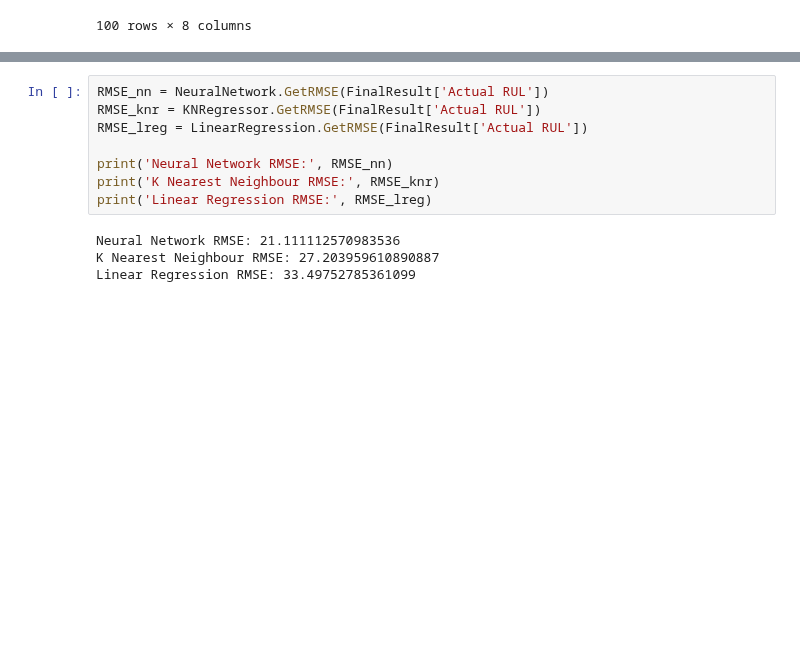
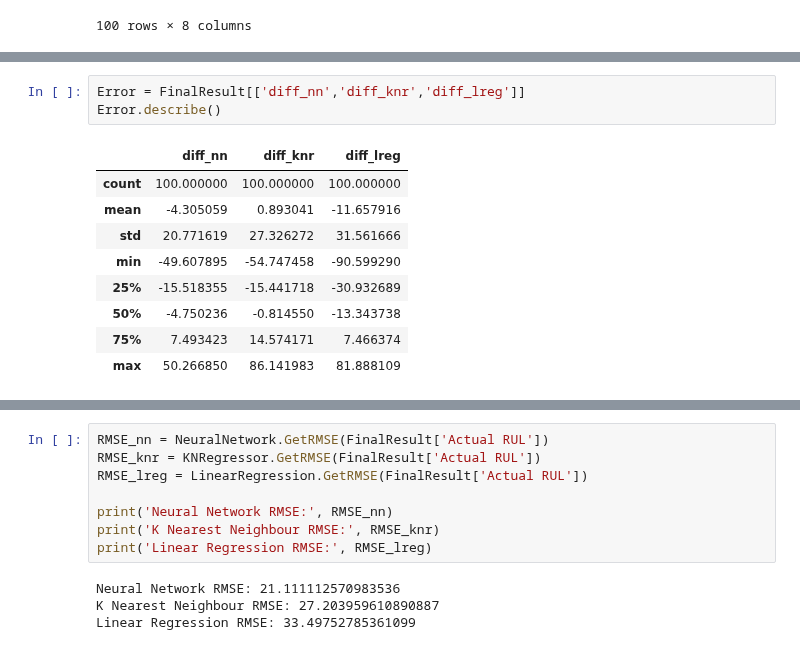
Before and after one commit to luqmanbuang/Aircraft-Engine-Lifetime-Prediction-with-Machine-Learning, a Jupyter notebook: Main.ipynb, the cells around one changed output, grey strips where cells are left out. Saved outputs shown, nothing was run; the diff lists cells and outputs as text; blank space fills up the shorter version.

```diff
--- a/Main.ipynb
+++ b/Main.ipynb
@@ -533,0 +578,13 @@ explain boxplot, show median 25,75% percentile, max min, outliers
+# %%
+Error = FinalResult[['diff_nn','diff_knr','diff_lreg']]
+Error.describe()
+# %% [output]
+|  | diff_nn | diff_knr | diff_lreg |
+| count | 100.000000 | 100.000000 | 100.000000 |
+| mean | -4.305059 | 0.893041 | -11.657916 |
+| std | 20.771619 | 27.326272 | 31.561666 |
+| min | -49.607895 | -54.747458 | -90.599290 |
+| 25% | -15.518355 | -15.441718 | -30.932689 |
+| 50% | -4.750236 | -0.814550 | -13.343738 |
+| 75% | 7.493423 | 14.574171 | 7.466374 |
+| max | 50.266850 | 86.141983 | 81.888109 |
```
Also changed, not shown: parts of 20 cells of this notebook.
